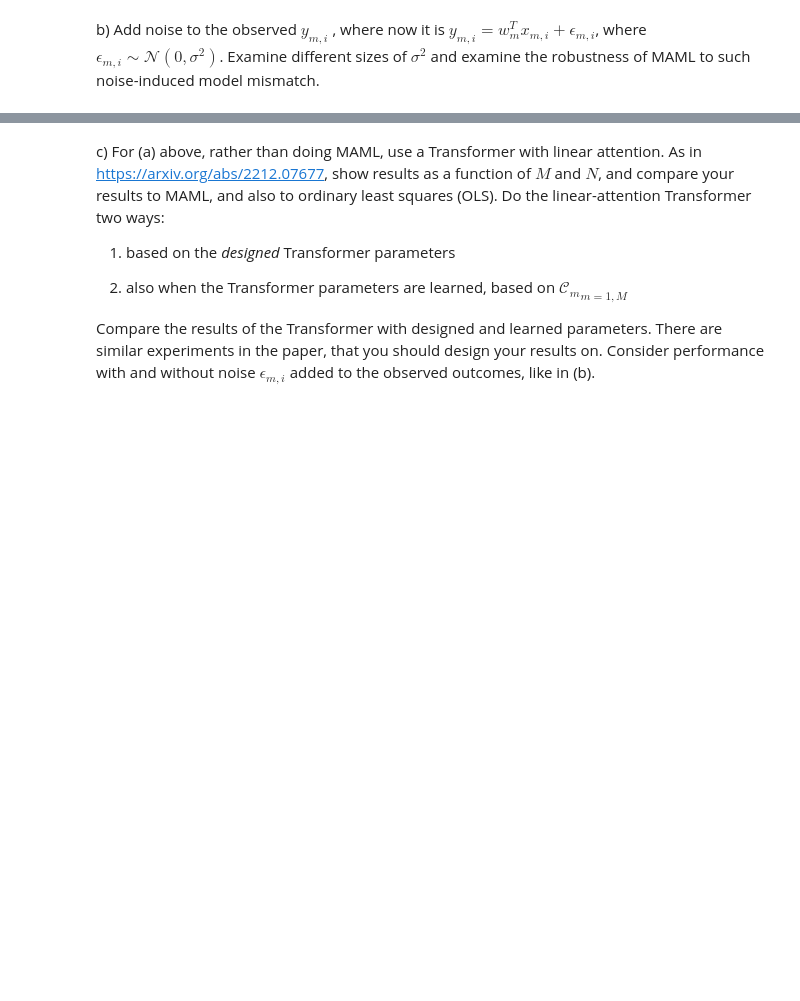
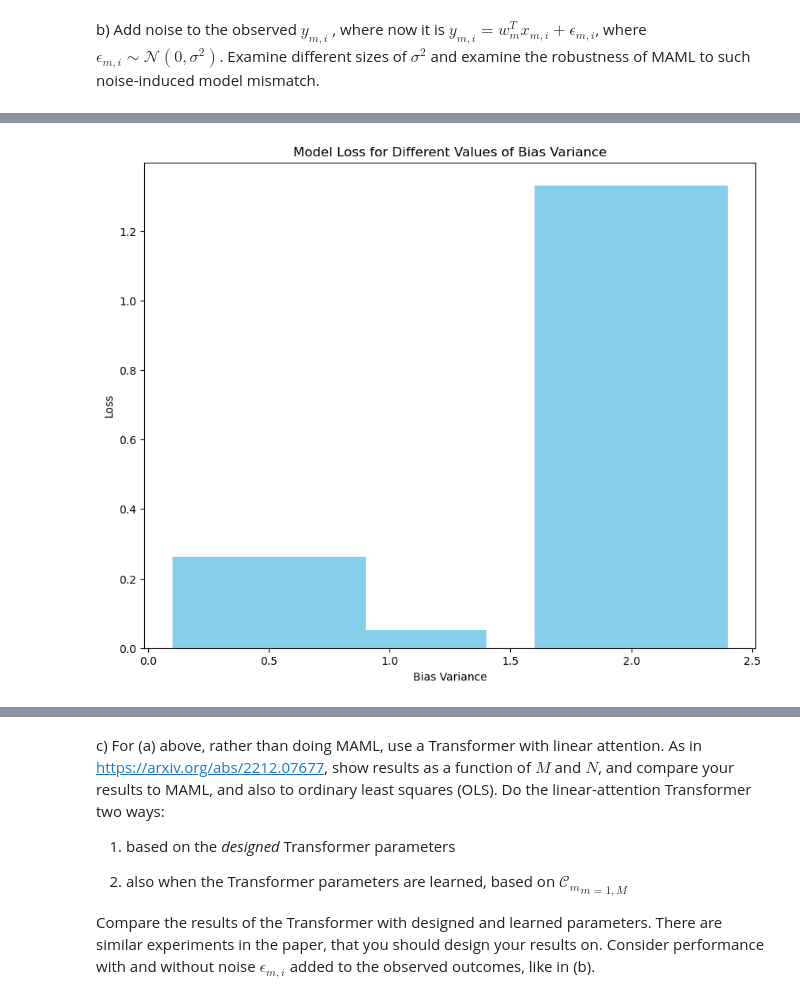
Before and after one commit to nogibjj/JCB_few-shot-learning, a Jupyter notebook: few_shot_learning.ipynb, the cells around one changed output, grey strips where cells are left out. Saved outputs shown, nothing was run; the diff lists cells and outputs as text; code cells hidden in the pictures; blank space fills up the shorter version.

```diff
--- a/few_shot_learning.ipynb
+++ b/few_shot_learning.ipynb
@@ -202,0 +212,39 @@ b) Add noise to the observed $y_{m, i}$ , where now it is $y_{m, i} = w_m^T x_{m
+# %%
+# model assessment
+dimension = 10
+device = "cpu"
+functional_class = "linear"
+M = 10
+N = 10
+linear_bias = True
+bias_var = [0.5, 1, 2]
+
+# Initialize a list to store the losses
+losses = []
+
+# Iterate over each value of bias_var
+for b in bias_var:
+    _, _, _, _, loss = test(
+        dimension=dimension,
+        device=device,
+        functional_class=functional_class,
+        linear_bias=linear_bias,
+        bias_var=b,
+        M=M,
+        N=N,
+    )
+    losses.append(loss.item())  # Convert the loss from a tensor to a Python number
+
+# Convert the list of losses to a tensor
+losses = torch.tensor(losses)
+
+# Generate a bar plot from the tensor of losses
+plt.figure(figsize=(10, 8))
+plt.bar(bias_var, losses, color="skyblue")
+plt.xlabel("Bias Variance")
+
+plt.ylabel("Loss")
+plt.title("Model Loss for Different Values of Bias Variance")
+plt.show()
+# %% [output]
+[figure, added]
```
Also changed, not shown: parts of 10 cells of this notebook, 1 other file.
